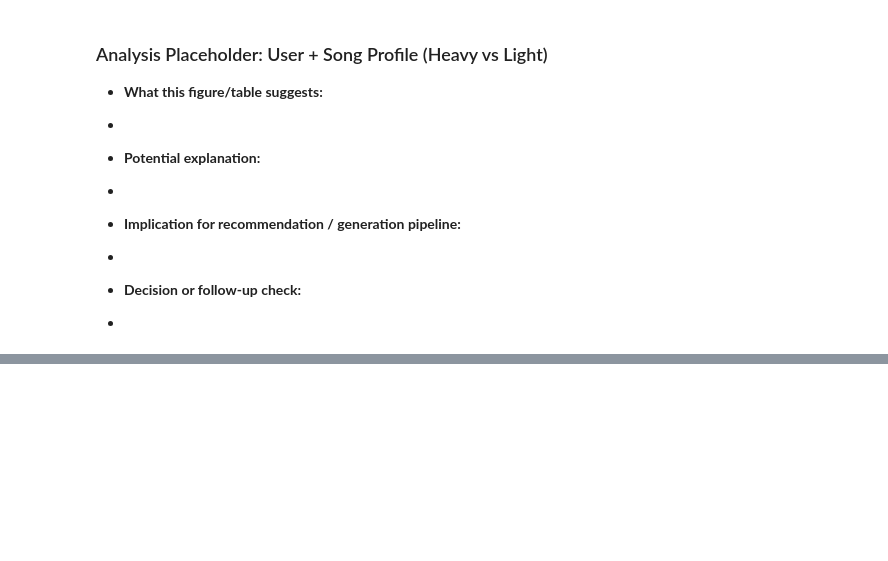
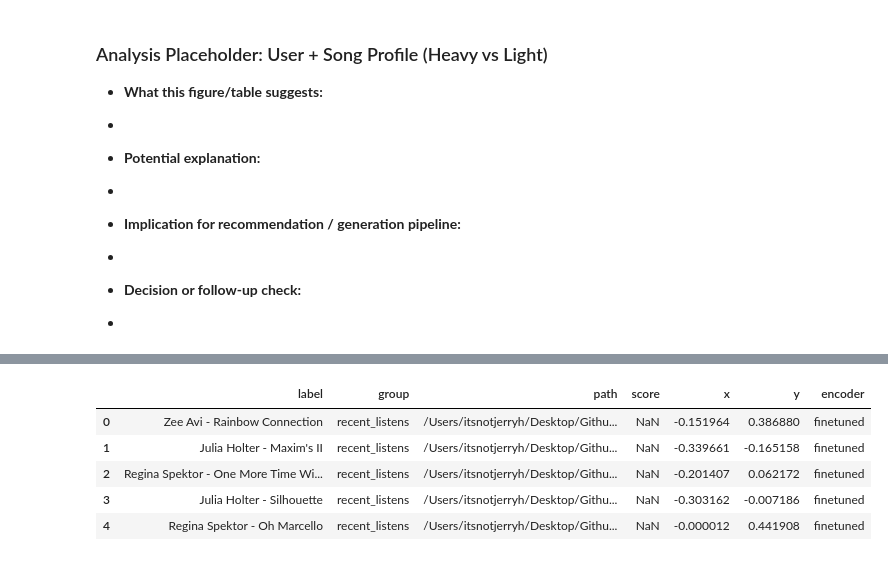
Before and after one commit to J-hjr/Gen4Rec, a Jupyter notebook: notebooks/music4all_data_check.ipynb, the cells around one changed output, grey strips where cells are left out. Drawn from its saved outputs; the diff is of its cells as text; code cells hidden in the pictures; blank space fills up the shorter version.

```diff
--- a/notebooks/music4all_data_check.ipynb
+++ b/notebooks/music4all_data_check.ipynb
@@ -976,0 +1165,91 @@ Passing `palette` without assigning `hue` is deprecated and will be removed in v
+# %%
+manifest = json.loads(MANIFEST_PATH.read_text(encoding="utf-8"))
+rerank = json.loads(RERANK_PATH.read_text(encoding="utf-8"))
+user_id = manifest["user_id"]
+
+history_df = load_listening_history(LISTENING_HISTORY_PATH)
+id_info_df = load_id_information(ID_INFO_PATH)
+id_to_label = {
+    row["id"]: f"{row.get('artist', 'Unknown')} - {row.get('song', row['id'])}"
+    for _, row in id_info_df.iterrows()
+}
+
+recent_song_ids = get_recent_unique_song_ids(history_df, user_id=user_id, top_recent=TOP_RECENT)
+recent_audio_paths = []
+for song_id in recent_song_ids:
+    audio_path = AUDIO_DIR / f"{song_id}.mp3"
+    if audio_path.exists():
+        recent_audio_paths.append((song_id, audio_path))
+
+candidate_rows = rerank["candidates"]
+selected_paths = {item["path"] for item in rerank["final_selected_tracks"]}
+
+model, attention_pool, embedding_dim, encoder_cfg = load_preferred_audio_encoder()
+print(f"Using encoder: {encoder_cfg['encoder_name']}")
+
+device = encoder_cfg["device"]
+sample_rate = encoder_cfg["sample_rate"]
+num_chunks = encoder_cfg["num_chunks"]
+chunk_samples = encoder_cfg["chunk_samples"]
+
+records = []
+recent_embeddings = []
+for song_id, audio_path in recent_audio_paths:
+    emb = embed_audio_file(
+        audio_path,
+        model=model,
+        attention_pool=attention_pool,
+        embedding_dim=embedding_dim,
+        device=device,
+        sample_rate=sample_rate,
+        num_chunks=num_chunks,
+        chunk_samples=chunk_samples,
+    )
+    recent_embeddings.append(emb)
+    records.append({
+        "label": id_to_label.get(song_id, song_id),
+        "group": "recent_listens",
+        "path": str(audio_path),
+        "score": np.nan,
+        "embedding": emb,
+    })
+
+for item in candidate_rows:
+    audio_path = Path(item["path"])
+    emb = embed_audio_file(
+        audio_path,
+        model=model,
+        attention_pool=attention_pool,
+        embedding_dim=embedding_dim,
+        device=device,
+        sample_rate=sample_rate,
+        num_chunks=num_chunks,
+        chunk_samples=chunk_samples,
+    )
+    records.append({
+        "label": item.get("title") or audio_path.stem,
+        "group": "selected_generated" if str(audio_path) in selected_paths else "generated_candidates",
+        "path": str(audio_path),
+        "score": item.get("clap_cosine_score"),
+        "embedding": emb,
+    })
+
+recent_centroid = np.mean(np.stack(recent_embeddings), axis=0)
+records.append({
+    "label": f"{user_id} recent centroid",
+    "group": "recent_centroid",
+    "path": "",
+    "score": np.nan,
+    "embedding": recent_centroid,
+})
+
+plot_df = pd.DataFrame(records)
+plot_matrix = np.stack(plot_df["embedding"].to_list())
+coords = project_to_2d(plot_matrix)
+plot_df["x"] = coords[:, 0]
+plot_df["y"] = coords[:, 1]
+plot_df["encoder"] = encoder_cfg["encoder_name"]
+plot_df = plot_df.drop(columns=["embedding"])
+
+plot_df.head()
+# %% [output]
@@ -976,0 +1276,6 @@ Passing `palette` without assigning `hue` is deprecated and will be removed in v
+|  | label | group | path | score | x | y | encoder |
+| 0 | Zee Avi - Rainbow Connection | recent_listens | /Users/itsnotjerryh/Desktop/Githu... | NaN | -0.151964 | 0.386880 | finetuned |
+| 1 | Julia Holter - Maxim's II | recent_listens | /Users/itsnotjerryh/Desktop/Githu... | NaN | -0.339661 | -0.165158 | finetuned |
+| 2 | Regina Spektor - One More Time Wi... | recent_listens | /Users/itsnotjerryh/Desktop/Githu... | NaN | -0.201407 | 0.062172 | finetuned |
+| 3 | Julia Holter - Silhouette | recent_listens | /Users/itsnotjerryh/Desktop/Githu... | NaN | -0.303162 | -0.007186 | finetuned |
+| 4 | Regina Spektor - Oh Marcello | recent_listens | /Users/itsnotjerryh/Desktop/Githu... | NaN | -0.000012 | 0.441908 | finetuned |
```
Also changed, not shown: parts of 6 cells of this notebook, 9 other files.
